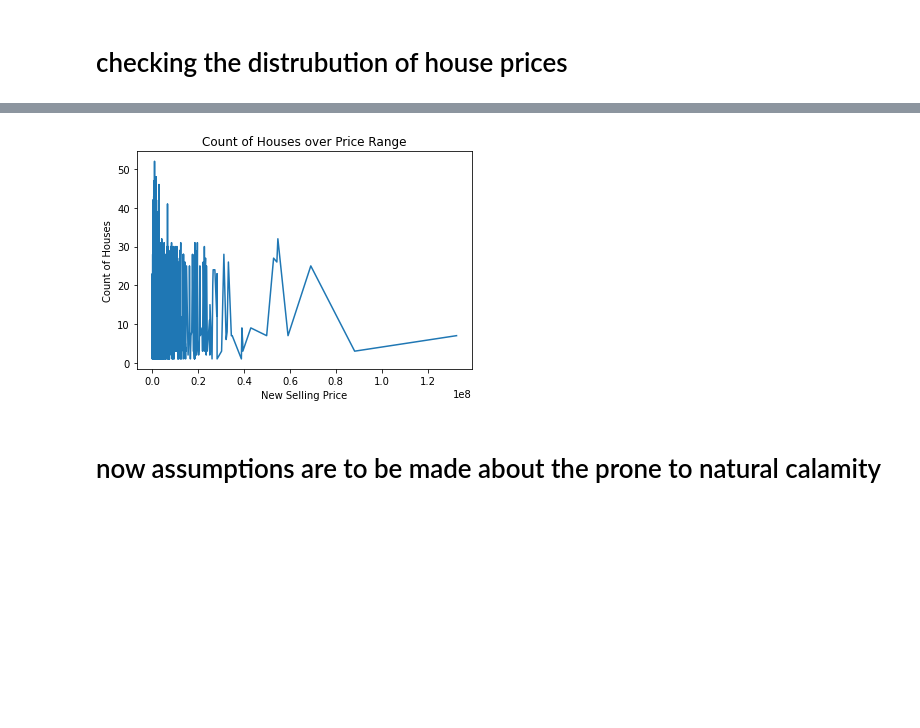
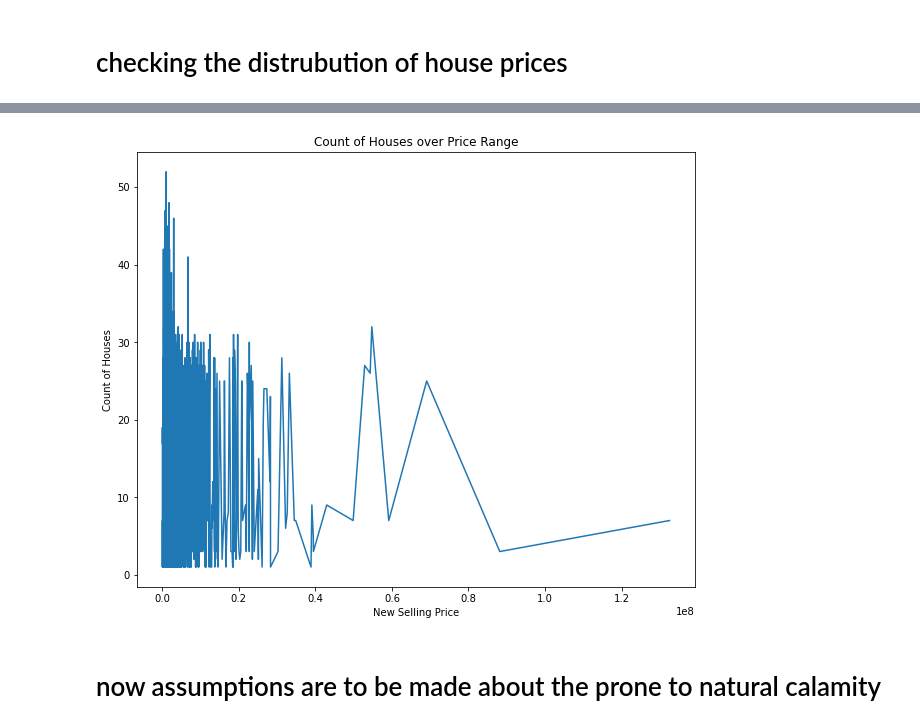
Before and after one commit to drigger091/home-llc-task-2, a Jupyter notebook: Getting_the_data_feature_engineering.ipynb, the cells around one changed output, grey strips where cells are left out. Saved outputs shown, nothing was run; the diff lists cells and outputs as text; code cells hidden in the pictures; blank space fills up the shorter version.

```diff
--- a/Getting_the_data_feature_engineering.ipynb
+++ b/Getting_the_data_feature_engineering.ipynb
@@ -200,19 +201,21 @@ plt.show()
 # %%
 # Calculate the count of houses for each price
 price_counts = merged_df['new_selling_price'].value_counts().sort_index()
 
+
+plt.figure(figsize=(10, 8))
 # Create a line graph
 price_counts.plot(kind='line')
 
 # Customize the plot
 plt.xlabel('New Selling Price')
 plt.ylabel('Count of Houses')
 plt.title('Count of Houses over Price Range')
 
 # Show the plot
 plt.show()
 # %% [output]
-[figure, old version]
+[figure, new version]
 # %% [markdown]
 # now assumptions are to be made about the prone to natural calamity
 # %%
```
Also changed, not shown: parts of 1 cell of this notebook.
